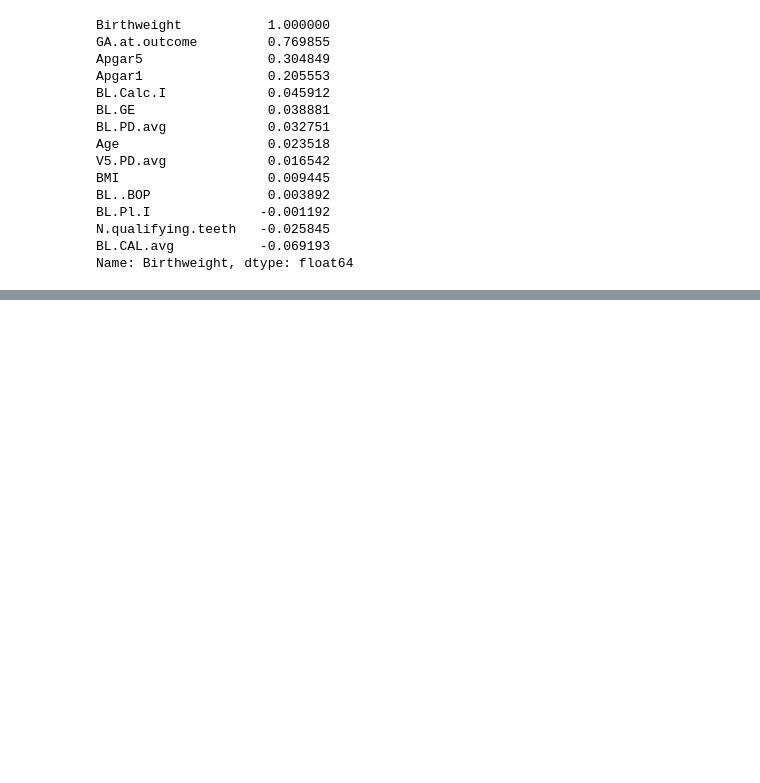
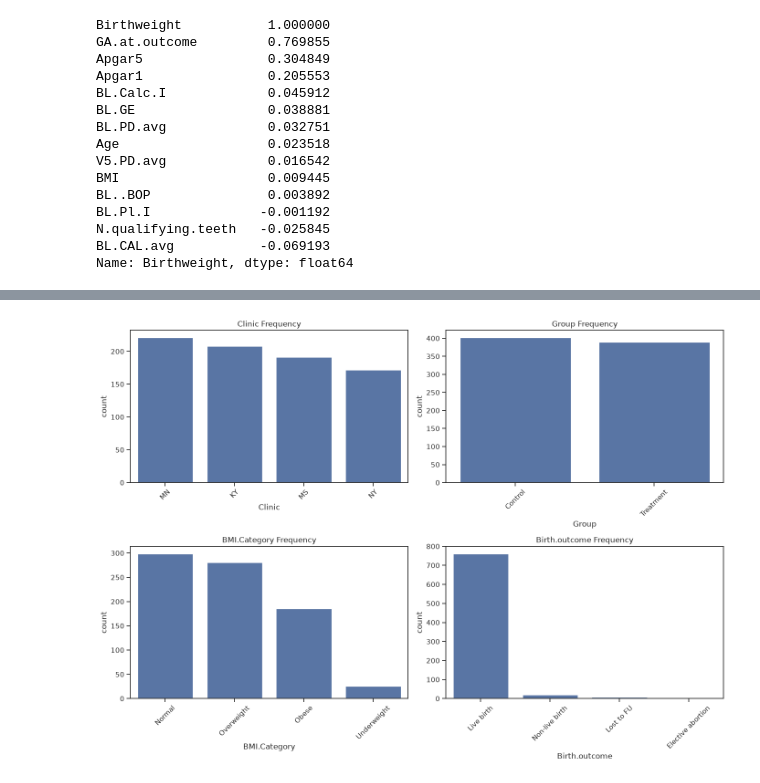
Before and after one commit to saksham0806/fall-semester-26-27-EDA-course, a Jupyter notebook: DA.ipynb, the cells around one changed output, grey strips where cells are left out. Cells and saved outputs as stored; diff of their text form; code cells hidden in the pictures; blank space fills up the shorter version.

```diff
--- a/DA.ipynb
+++ b/DA.ipynb
@@ -692,0 +768,10 @@ Name: Birthweight, dtype: float64
+# %%
+fig, axes = plt.subplots(2, 2, figsize=(14, 10))
+for column, ax in zip(one_d_categories, axes.flatten()):
+    sns.countplot(data=df_clean, x=column, order=df_clean[column].value_counts().index, ax=ax)
+    ax.set_title(column + ' Frequency')
+    ax.tick_params(axis='x', rotation=45)
+plt.tight_layout()
+plt.show()
+# %% [output]
+[figure, added]
```
Also changed, not shown: parts of 6 cells of this notebook.
